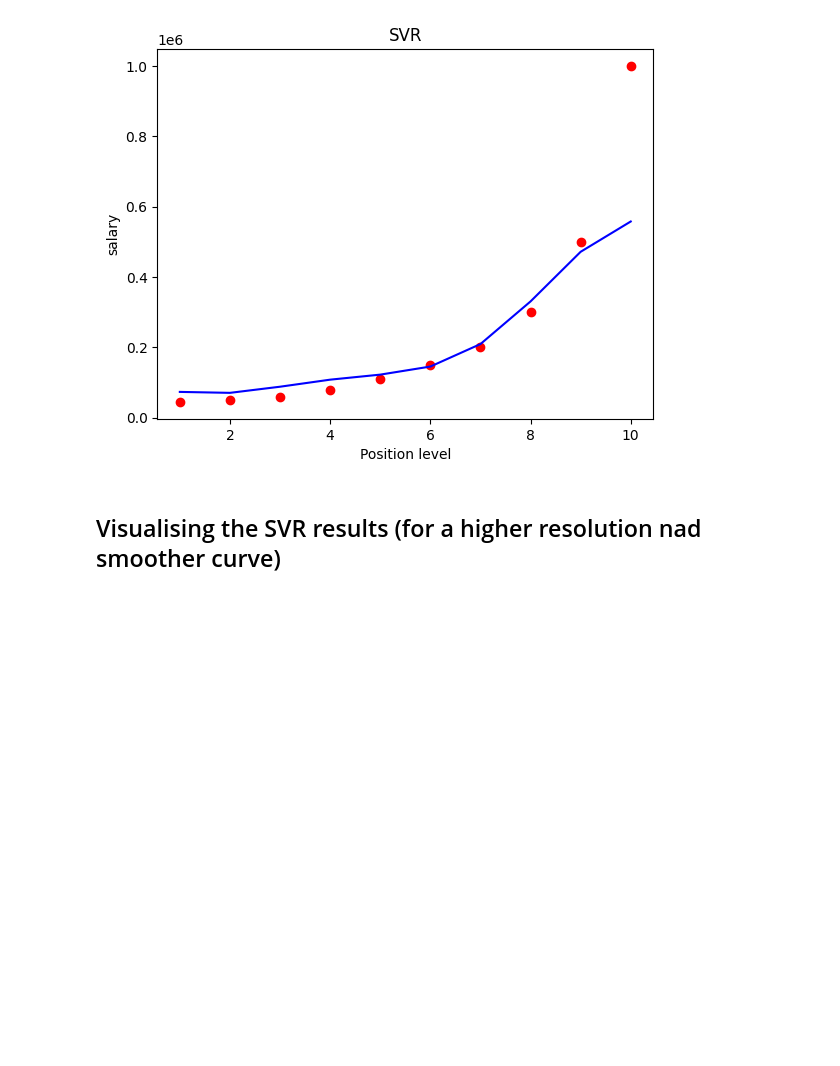
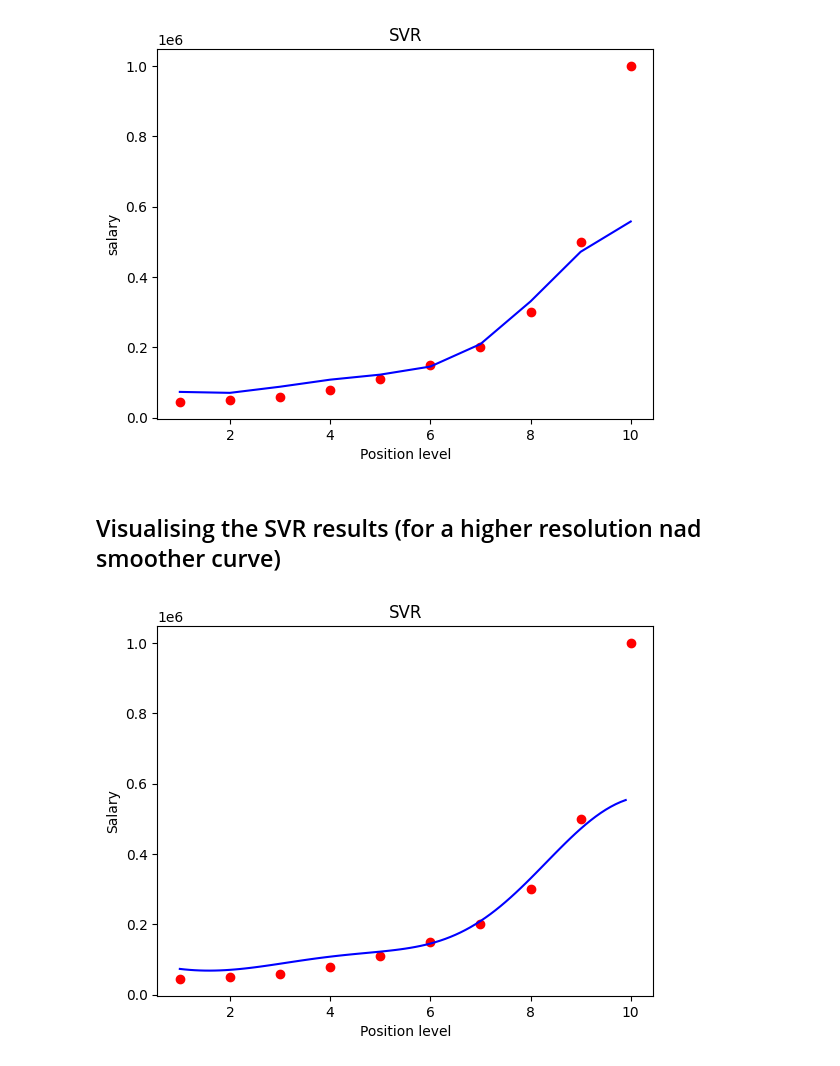
Before and after one commit to pooyanosk1382/DataScienceAndMachineLearning, a Jupyter notebook: SupportVectorRegression.ipynb, the cells around one changed output. Saved outputs shown, nothing was run; the diff lists cells and outputs as text; code cells hidden in the pictures; blank space fills up the shorter version.

```diff
--- a/SupportVectorRegression.ipynb
+++ b/SupportVectorRegression.ipynb
@@ -105,3 +105,14 @@ plt.show()
 [figure]
 # %% [markdown]
 ## Visualising the SVR results (for a higher resolution nad smoother curve)
+# %%
+X_grid = np.arange(min(sc1.inverse_transform(x)), max(sc1.inverse_transform(x)), 0.1)
+X_grid = X_grid.reshape((len(X_grid), 1))
+plt.scatter(sc1.inverse_transform(x), sc2.inverse_transform(y), color='red')
+plt.plot(X_grid, sc2.inverse_transform(regressor.predict(sc1.transform(X_grid)).reshape(-1, 1)), color = 'blue')
+plt.title('SVR')
+plt.xlabel('Position level')
+plt.ylabel('Salary')
+plt.show()
+# %% [output]
+[figure, added]
```
